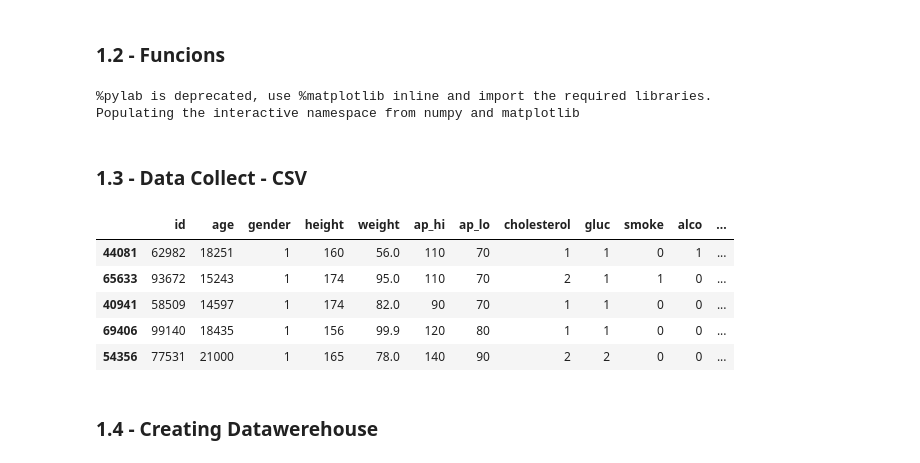
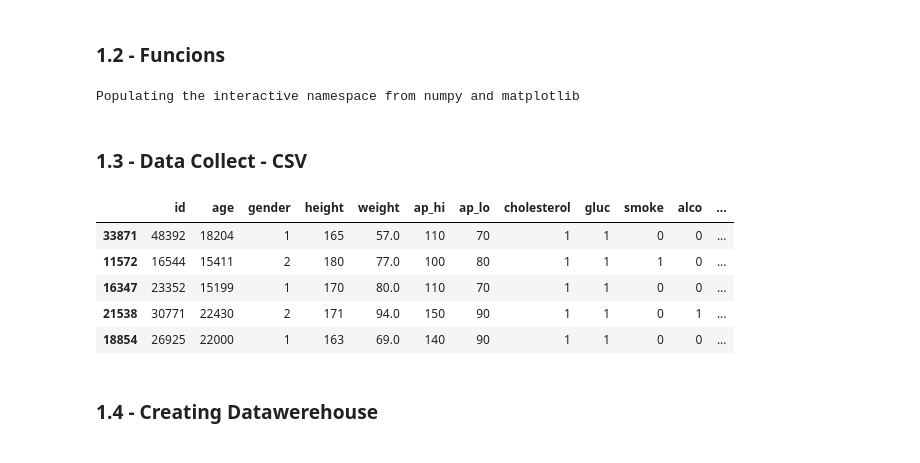
Before and after one commit to alessandra-barbosa/cardio_catch_disease, a Jupyter notebook: AB_cardio_catch_diseases_2.ipynb, the cells around one changed output. Drawn from its saved outputs; the diff is of its cells as text; code cells hidden in the pictures.

```diff
--- a/AB_cardio_catch_diseases_2.ipynb
+++ b/AB_cardio_catch_diseases_2.ipynb
@@ -100,9 +111,11 @@ def metrics_score(y_valid, y_hat, mdl_name):
     accuracy = accuracy_score(y_valid, y_hat)
     precision = precision_score(y_valid, y_hat)
     recall = recall_score(y_valid, y_hat)
+    F1_score = f1_score(y_valid, y_hat)
 
-    return pd.DataFrame([[mdl_name, accuracy, precision, recall]],
-                        columns=['mdl_name', 'accuracy', 'precision', 'recall'
+
+    return pd.DataFrame([[mdl_name, accuracy, precision, recall,F1_score]],
+                        columns=['mdl_name', 'accuracy', 'precision', 'recall', 'F1_score'
                                  ])
 
 
@@ -135,27 +148,26 @@ def highlight_max(s):
 # To hide warning messages
 warnings.filterwarnings('ignore')
 # %% [output]
-%pylab is deprecated, use %matplotlib inline and import the required libraries.
 Populating the interactive namespace from numpy and matplotlib
 # %% [markdown]
 ### 1.3 - Data Collect - CSV
 # %%
 # Loading dataset
 # from google import colab as cl
 # file_upload=cl.files.upload()
-df = pd.read_csv(r'C:\Users\Utente77\repos\cardio_catch_disease_PA001\datasets\cardio_train.csv', sep=';')
-#df = pd.read_csv('/content/cardio_train.csv', sep=';')
+#df = pd.read_csv(r'C:\Users\Utente77\repos\cardio_catch_disease_PA001\datasets\cardio_train.csv', sep=';')
+df = pd.read_csv('/content/cardio_train.csv', sep=';')
 
 #Test split
 df, df_test = train_test_split(df)
 df.head()
 # %% [output]
 |  | id | age | gender | height | weight | ap_hi | ap_lo | cholesterol | gluc | smoke | alco | ... |
-| 44081 | 62982 | 18251 | 1 | 160 | 56.0 | 110 | 70 | 1 | 1 | 0 | 1 | ... |
-| 65633 | 93672 | 15243 | 1 | 174 | 95.0 | 110 | 70 | 2 | 1 | 1 | 0 | ... |
-| 40941 | 58509 | 14597 | 1 | 174 | 82.0 | 90 | 70 | 1 | 1 | 0 | 0 | ... |
-| 69406 | 99140 | 18435 | 1 | 156 | 99.9 | 120 | 80 | 1 | 1 | 0 | 0 | ... |
-| 54356 | 77531 | 21000 | 1 | 165 | 78.0 | 140 | 90 | 2 | 2 | 0 | 0 | ... |
+| 33871 | 48392 | 18204 | 1 | 165 | 57.0 | 110 | 70 | 1 | 1 | 0 | 0 | ... |
+| 11572 | 16544 | 15411 | 2 | 180 | 77.0 | 100 | 80 | 1 | 1 | 1 | 0 | ... |
+| 16347 | 23352 | 15199 | 1 | 170 | 80.0 | 110 | 70 | 1 | 1 | 0 | 0 | ... |
+| 21538 | 30771 | 22430 | 2 | 171 | 94.0 | 150 | 90 | 1 | 1 | 0 | 1 | ... |
+| 18854 | 26925 | 22000 | 1 | 163 | 69.0 | 140 | 90 | 1 | 1 | 0 | 0 | ... |
 # %% [markdown]
 ### 1.4 - Creating Datawerehouse
 # %% [markdown]
```
Also changed, not shown: parts of 43 cells of this notebook.
